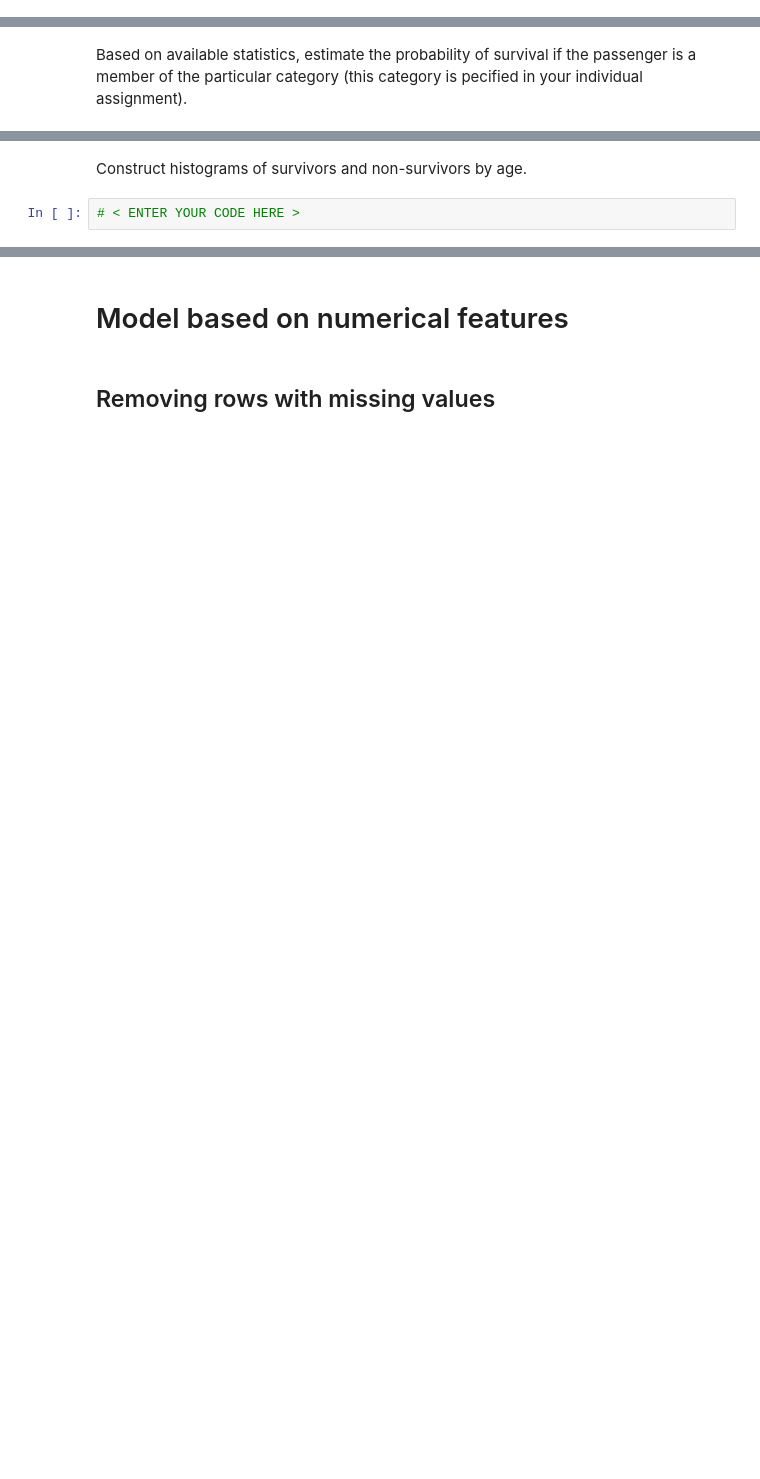
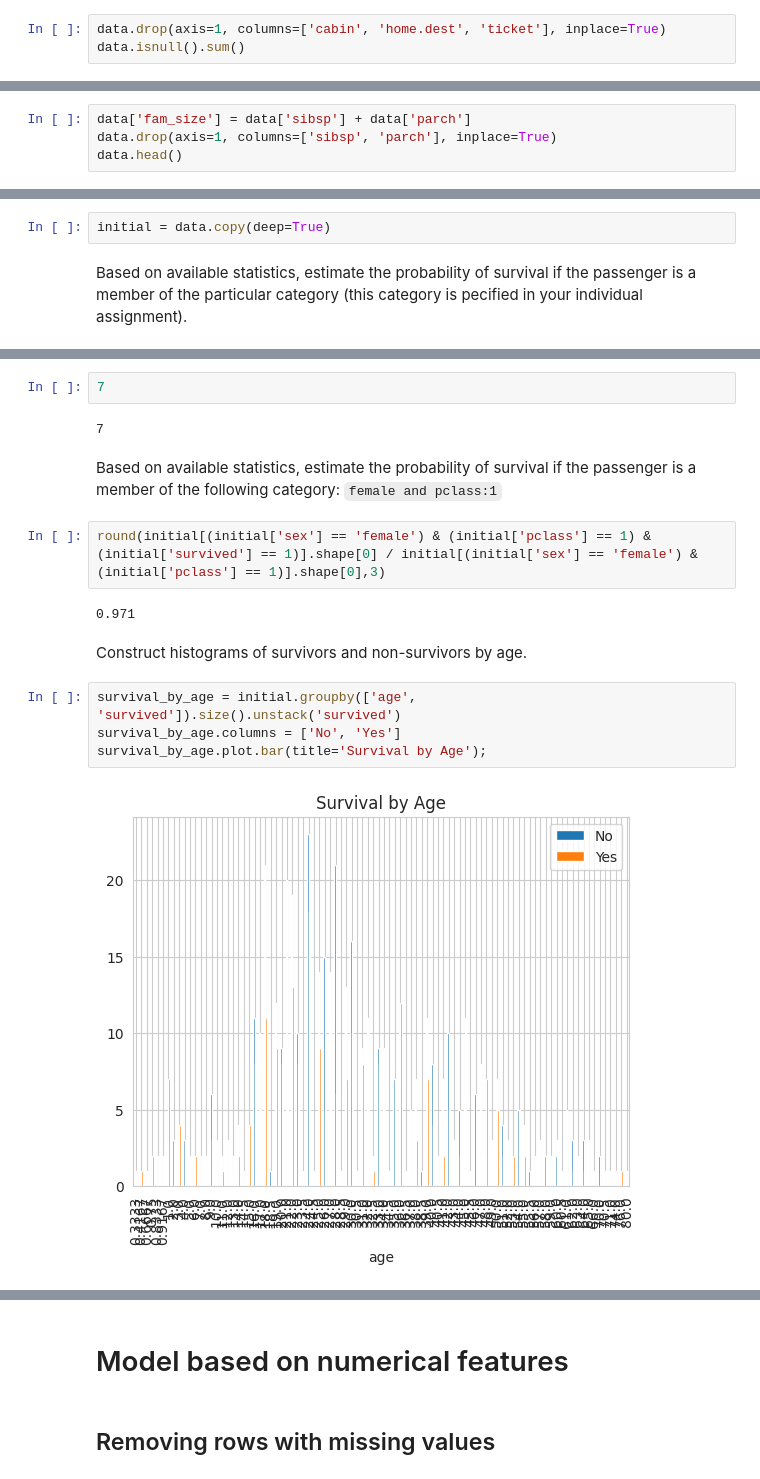
Before and after one commit to tutsilianna/Introduction_to_ML_and_Advanced_ML_Python, a Jupyter notebook: Logistic Regression/Classifiers_Logistic_Regression_|_Exercise_5.ipynb, the cells around one changed output, grey strips where cells are left out. Cells and saved outputs as stored; diff of their text form; blank space fills up the shorter version.

```diff
--- a/Logistic Regression/Classifiers_Logistic_Regression_|_Exercise_5.ipynb
+++ b/Logistic Regression/Classifiers_Logistic_Regression_|_Exercise_5.ipynb
@@ -72,0 +88,3 @@ Determine the proportion of missing values within each feature and get rid of th
+# %%
+data.drop(axis=1, columns=['cabin', 'home.dest', 'ticket'], inplace=True)
+data.isnull().sum()
@@ -76,0 +104,4 @@ From the dataset description, you can see that the columns <code>sibsp</code> an
+# %%
+data['fam_size'] = data['sibsp'] + data['parch']
+data.drop(axis=1, columns=['sibsp', 'parch'], inplace=True)
+data.head()
@@ -81,2 +123,4 @@ The resulting dataset will be called **INITIAL** (the features discarded at this
+# %%
+initial = data.copy(deep=True)
 # %% [markdown]
 Based on available statistics, estimate the probability of survival if the passenger is a member of the particular category (this category is pecified in your individual assignment).
@@ -85,4 +129,18 @@ Based on available statistics, estimate the probability of survival if the passe
+# %%
+7
+# %% [output]
+7
+# %% [markdown]
+Based on available statistics, estimate the probability of survival if the passenger is a member of the following category: `female and pclass:1`
+# %%
+round(initial[(initial['sex'] == 'female') & (initial['pclass'] == 1) & (initial['survived'] == 1)].shape[0] / initial[(initial['sex'] == 'female') & (initial['pclass'] == 1)].shape[0],3)
+# %% [output]
+0.971
 # %% [markdown]
 Construct histograms of survivors and non-survivors by age.
-# %%
-# < ENTER YOUR CODE HERE >
+# %%
+survival_by_age = initial.groupby(['age', 'survived']).size().unstack('survived')
+survival_by_age.columns = ['No', 'Yes']
+survival_by_age.plot.bar(title='Survival by Age');
+# %% [output]
+[figure, added]
```
Also changed, not shown: parts of 61 cells of this notebook.
